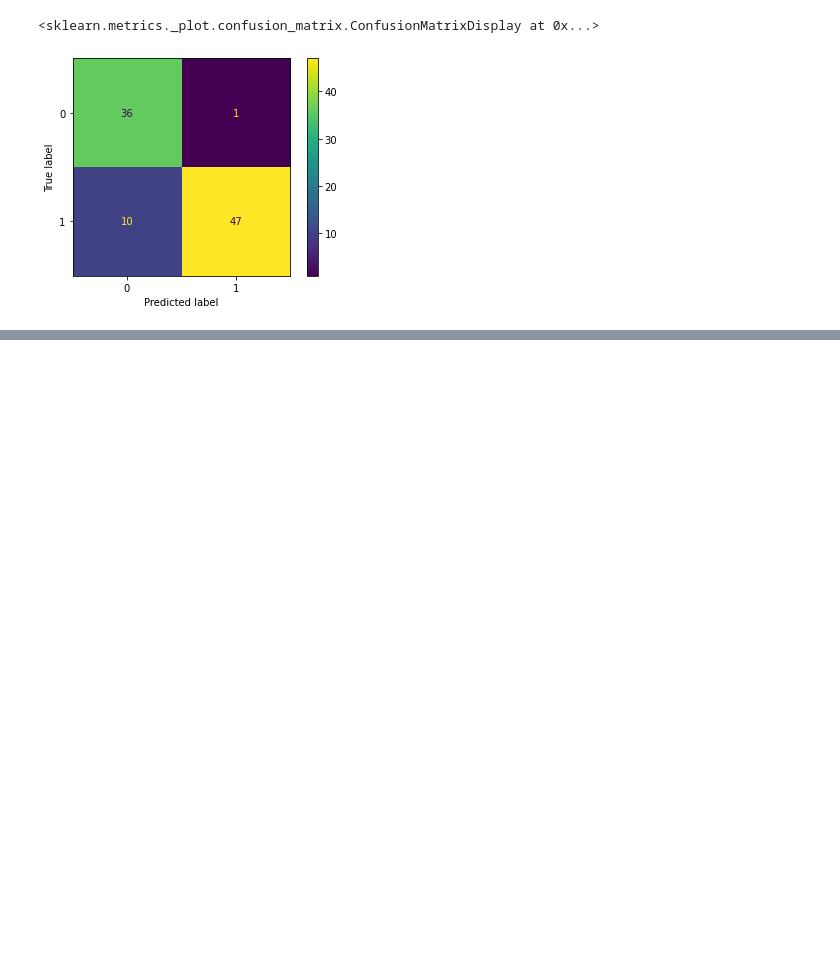
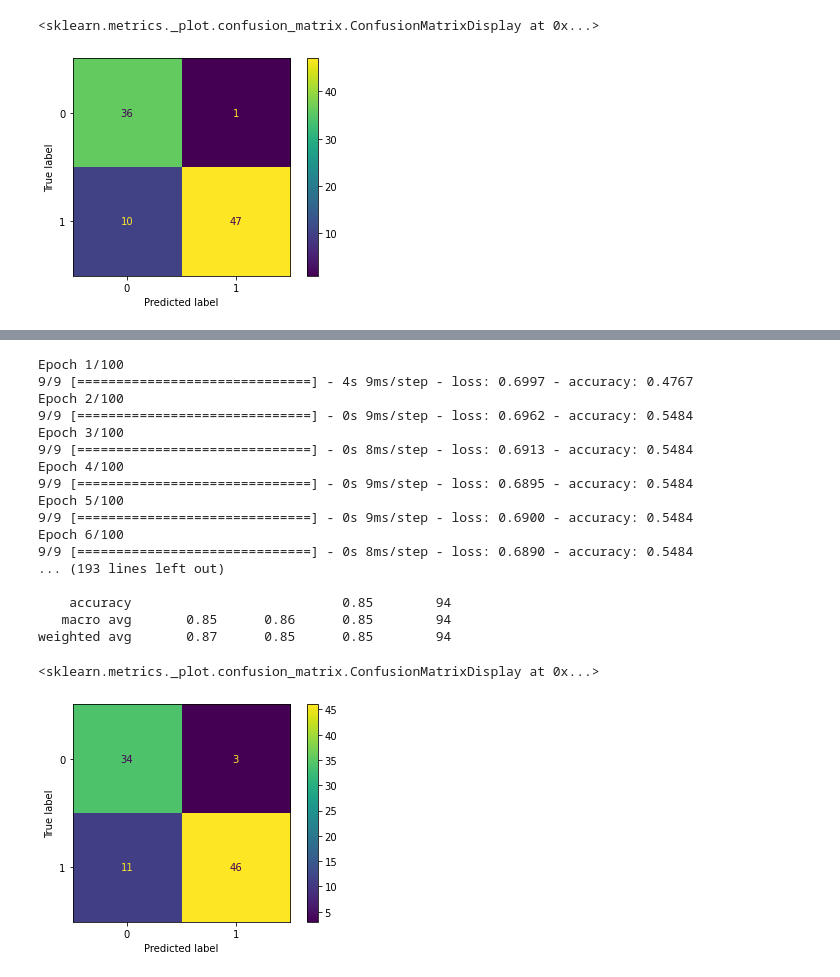
Before and after one commit to amyrmahdy/pets, a Jupyter notebook: AI/classification/oasis_brain_project/brain_mri_v1.ipynb, the cells around one changed output, grey strips where cells are left out. Drawn from its saved outputs; the diff is of its cells as text; code cells hidden in the pictures; blank space fills up the shorter version.

```diff
--- a/AI/classification/oasis_brain_project/brain_mri.ipynb
+++ b/AI/classification/oasis_brain_project/brain_mri_v1.ipynb
@@ -324,0 +395,38 @@ weighted avg       0.90      0.88      0.88        94
+# %%
+def build_rnn():
+    rnn = tf.keras.Sequential()
+    rnn.add(tf.keras.layers.LSTM(100, return_sequences = True,input_shape = (X_train.shape[1],1) ) )
+    rnn.add(tf.keras.layers.LSTM(50,return_sequences = False))
+    rnn.add(tf.keras.layers.Dense(1,activation = "sigmoid"))
+    rnn.compile(loss = "binary_crossentropy", optimizer = "adam", metrics = ["accuracy"])
+    return rnn
+# %%
+rnn = build_rnn()
+rnn.fit(X_train, y_train, epochs = 100)
+not_final_rnn_prediction = rnn.predict(X_test)
+rnn_prediction = np.where(not_final_rnn_prediction > 0.1, 1, 0)
+print(classification_report(y_test,rnn_prediction, target_names= ["Non-Demanted", "Demanted"]))
+rnn_conf = confusion_matrix(y_test,rnn_prediction)
+model_details.append(["RNN", round(f1_score(y_test,rnn_prediction, average = "weighted") * 100,4),rnn_conf[1,0]])
+rnn_plot_conf = ConfusionMatrixDisplay(rnn_conf)
+rnn_plot_conf.plot()
+# %% [output]
+Epoch 1/100
+9/9 [==============================] - 4s 9ms/step - loss: 0.6997 - accuracy: 0.4767
+Epoch 2/100
+9/9 [==============================] - 0s 9ms/step - loss: 0.6962 - accuracy: 0.5484
+Epoch 3/100
+9/9 [==============================] - 0s 8ms/step - loss: 0.6913 - accuracy: 0.5484
+Epoch 4/100
+9/9 [==============================] - 0s 9ms/step - loss: 0.6895 - accuracy: 0.5484
+Epoch 5/100
+9/9 [==============================] - 0s 9ms/step - loss: 0.6900 - accuracy: 0.5484
+Epoch 6/100
+9/9 [==============================] - 0s 8ms/step - loss: 0.6890 - accuracy: 0.5484
+... (193 lines left out)
+
+    accuracy                           0.85        94
+   macro avg       0.85      0.86      0.85        94
+weighted avg       0.87      0.85      0.85        94
+<sklearn.metrics._plot.confusion_matrix.ConfusionMatrixDisplay at 0x...>
+[figure, added]
```
Also changed, not shown: parts of 16 cells of this notebook, 4 other files.
